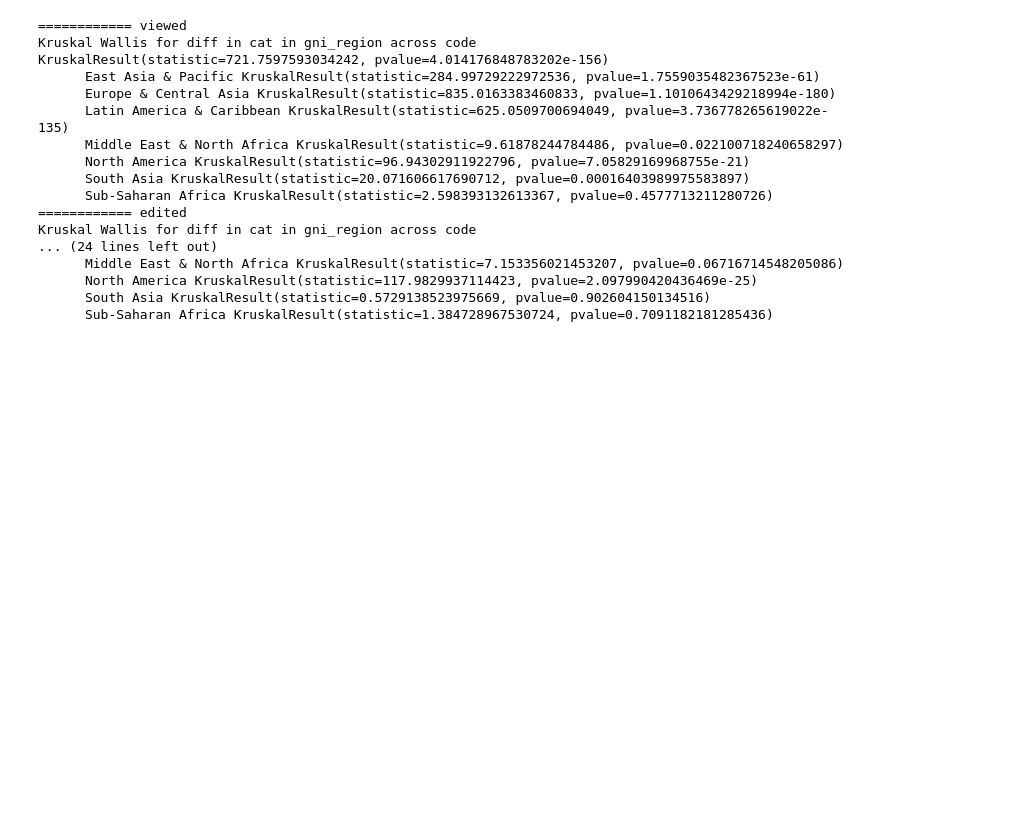
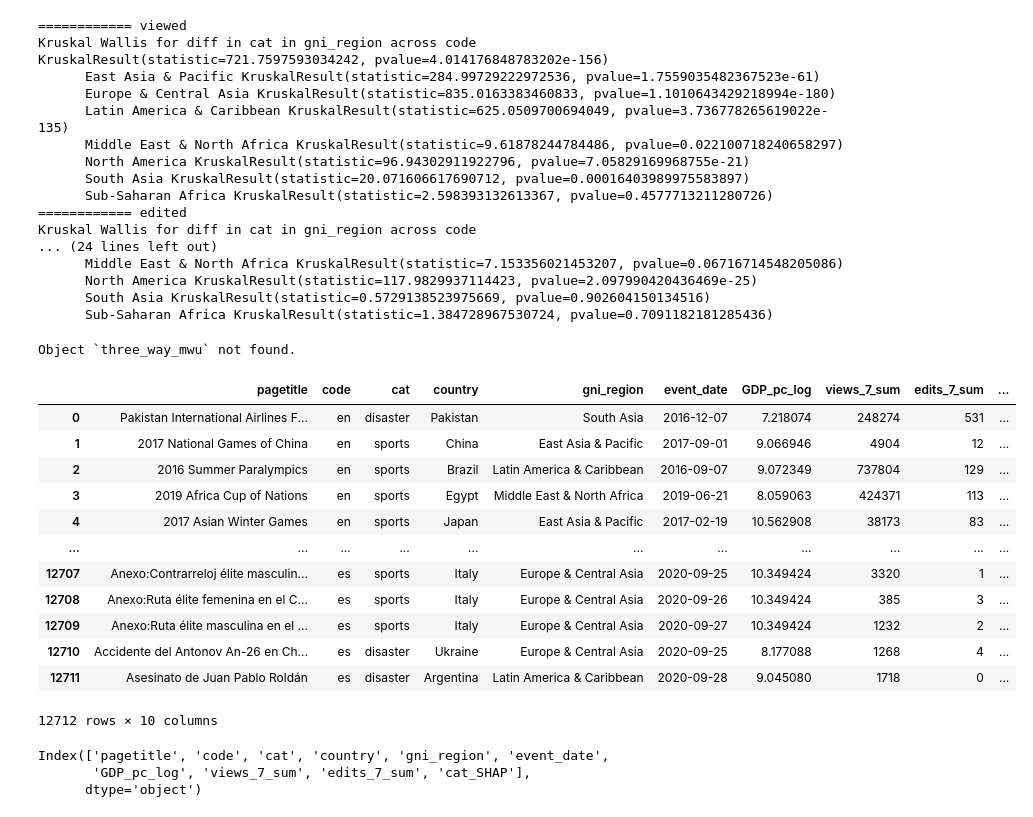
Before and after one commit to ruptho/wiki-event-bias, a Jupyter notebook: plot_shapval.ipynb, the cells around one changed output. Saved outputs shown, nothing was run; the diff lists cells and outputs as text; code cells hidden in the pictures; blank space fills up the shorter version.

```diff
--- a/plot_shapval.ipynb
+++ b/plot_shapval.ipynb
@@ -110,3 +110,29 @@ Kruskal Wallis for diff in cat in gni_region across code
       North America KruskalResult(statistic=117.9829937114423, pvalue=2.097990420436469e-25)
       South Asia KruskalResult(statistic=0.5729138523975669, pvalue=0.902604150134516)
       Sub-Saharan Africa KruskalResult(statistic=1.384728967530724, pvalue=0.7091182181285436)
+# %%
+three_way_mwu?
+# %% [output]
+Object `three_way_mwu` not found.
+# %%
+dicts_df_cat['views']
+# %% [output]
+|  | pagetitle | code | cat | country | gni_region | event_date | GDP_pc_log | views_7_sum | edits_7_sum | ... |
+| 0 | Pakistan International Airlines F... | en | disaster | Pakistan | South Asia | 2016-12-07 | 7.218074 | 248274 | 531 | ... |
+| 1 | 2017 National Games of China | en | sports | China | East Asia & Pacific | 2017-09-01 | 9.066946 | 4904 | 12 | ... |
+| 2 | 2016 Summer Paralympics | en | sports | Brazil | Latin America & Caribbean | 2016-09-07 | 9.072349 | 737804 | 129 | ... |
+| 3 | 2019 Africa Cup of Nations | en | sports | Egypt | Middle East & North Africa | 2019-06-21 | 8.059063 | 424371 | 113 | ... |
+| 4 | 2017 Asian Winter Games | en | sports | Japan | East Asia & Pacific | 2017-02-19 | 10.562908 | 38173 | 83 | ... |
+| ... | ... | ... | ... | ... | ... | ... | ... | ... | ... | ... |
+| 12707 | Anexo:Contrarreloj élite masculin... | es | sports | Italy | Europe & Central Asia | 2020-09-25 | 10.349424 | 3320 | 1 | ... |
+| 12708 | Anexo:Ruta élite femenina en el C... | es | sports | Italy | Europe & Central Asia | 2020-09-26 | 10.349424 | 385 | 3 | ... |
+| 12709 | Anexo:Ruta élite masculina en el ... | es | sports | Italy | Europe & Central Asia | 2020-09-27 | 10.349424 | 1232 | 2 | ... |
+| 12710 | Accidente del Antonov An-26 en Ch... | es | disaster | Ukraine | Europe & Central Asia | 2020-09-25 | 8.177088 | 1268 | 4 | ... |
+| 12711 | Asesinato de Juan Pablo Roldán | es | disaster | Argentina | Latin America & Caribbean | 2020-09-28 | 9.045080 | 1718 | 0 | ... |
+12712 rows × 10 columns
+# %%
+dicts_df_cat['views'].columns
+# %% [output]
+Index(['pagetitle', 'code', 'cat', 'country', 'gni_region', 'event_date',
+       'GDP_pc_log', 'views_7_sum', 'edits_7_sum', 'cat_SHAP'],
+      dtype='object')
```
Also changed, not shown: parts of 1 cell of this notebook, 6 other files.
